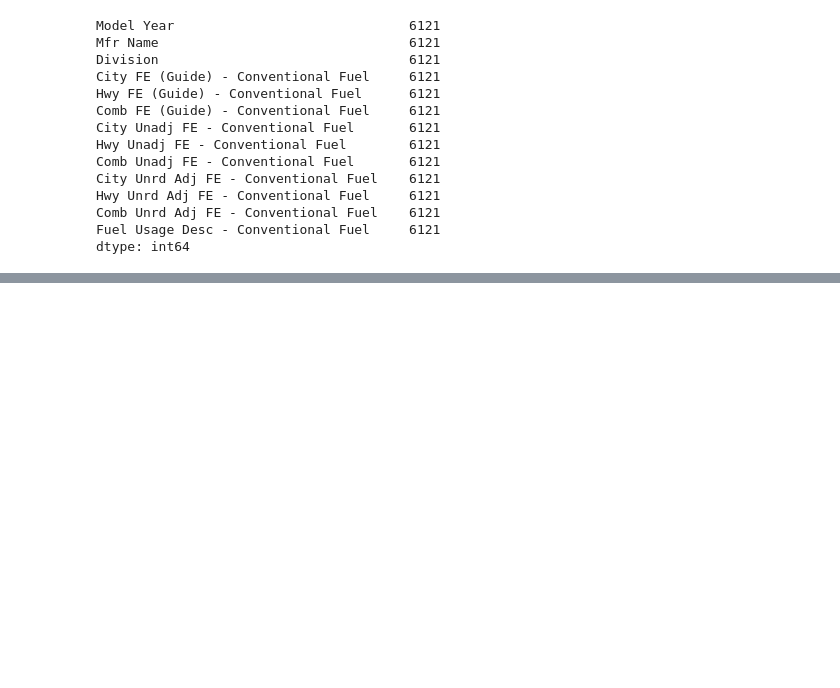
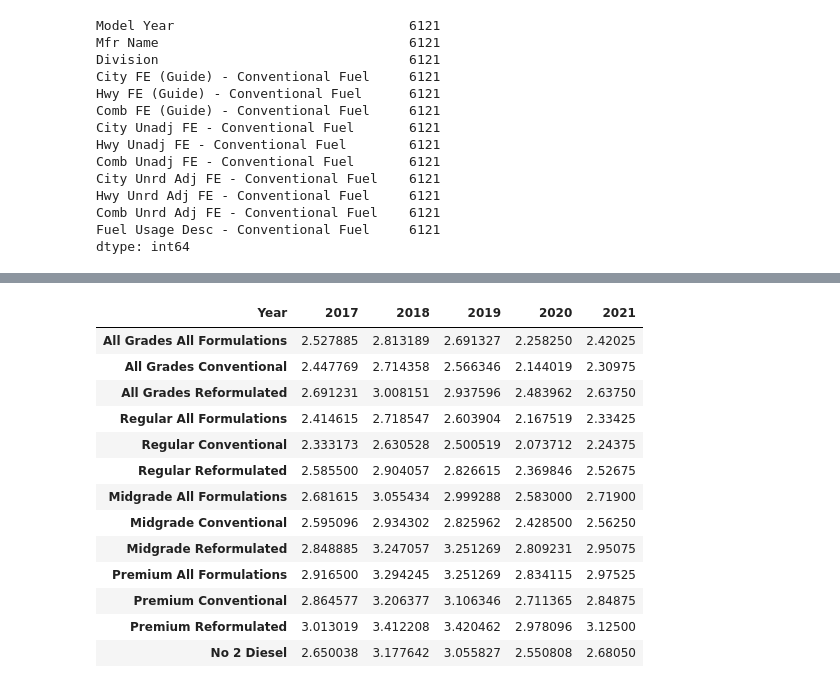
Before and after one commit to JessePRN/Project2Team7, a Jupyter notebook: us_fuel_prices_etl-Yi.ipynb, the cells around one changed output, grey strips where cells are left out. Saved outputs shown, nothing was run; the diff lists cells and outputs as text; code cells hidden in the pictures; blank space fills up the shorter version.

```diff
--- a/us_fuel_prices_etl-Yi.ipynb
+++ b/us_fuel_prices_etl-Yi.ipynb
@@ -251,3 +304,21 @@ last_5yrs
+# %%
+#for our convenience, the gas prices table of last 5 years are here so there's less scrolling.
+last_5yrs.T
+# %% [output]
+| Year | 2017 | 2018 | 2019 | 2020 | 2021 |
+| All Grades All Formulations | 2.527885 | 2.813189 | 2.691327 | 2.258250 | 2.42025 |
+| All Grades Conventional | 2.447769 | 2.714358 | 2.566346 | 2.144019 | 2.30975 |
+| All Grades Reformulated | 2.691231 | 3.008151 | 2.937596 | 2.483962 | 2.63750 |
+| Regular All Formulations | 2.414615 | 2.718547 | 2.603904 | 2.167519 | 2.33425 |
+| Regular Conventional | 2.333173 | 2.630528 | 2.500519 | 2.073712 | 2.24375 |
+| Regular Reformulated | 2.585500 | 2.904057 | 2.826615 | 2.369846 | 2.52675 |
+| Midgrade All Formulations | 2.681615 | 3.055434 | 2.999288 | 2.583000 | 2.71900 |
+| Midgrade Conventional | 2.595096 | 2.934302 | 2.825962 | 2.428500 | 2.56250 |
+| Midgrade Reformulated | 2.848885 | 3.247057 | 3.251269 | 2.809231 | 2.95075 |
+| Premium All Formulations | 2.916500 | 3.294245 | 3.251269 | 2.834115 | 2.97525 |
+| Premium Conventional | 2.864577 | 3.206377 | 3.106346 | 2.711365 | 2.84875 |
+| Premium Reformulated | 3.013019 | 3.412208 | 3.420462 | 2.978096 | 3.12500 |
+| No 2 Diesel | 2.650038 | 3.177642 | 3.055827 | 2.550808 | 2.68050 |
 # %%
 #prepare connection info for postgres
 #make sure creds match, esp database name
```
Also changed, not shown: parts of 22 cells of this notebook.
